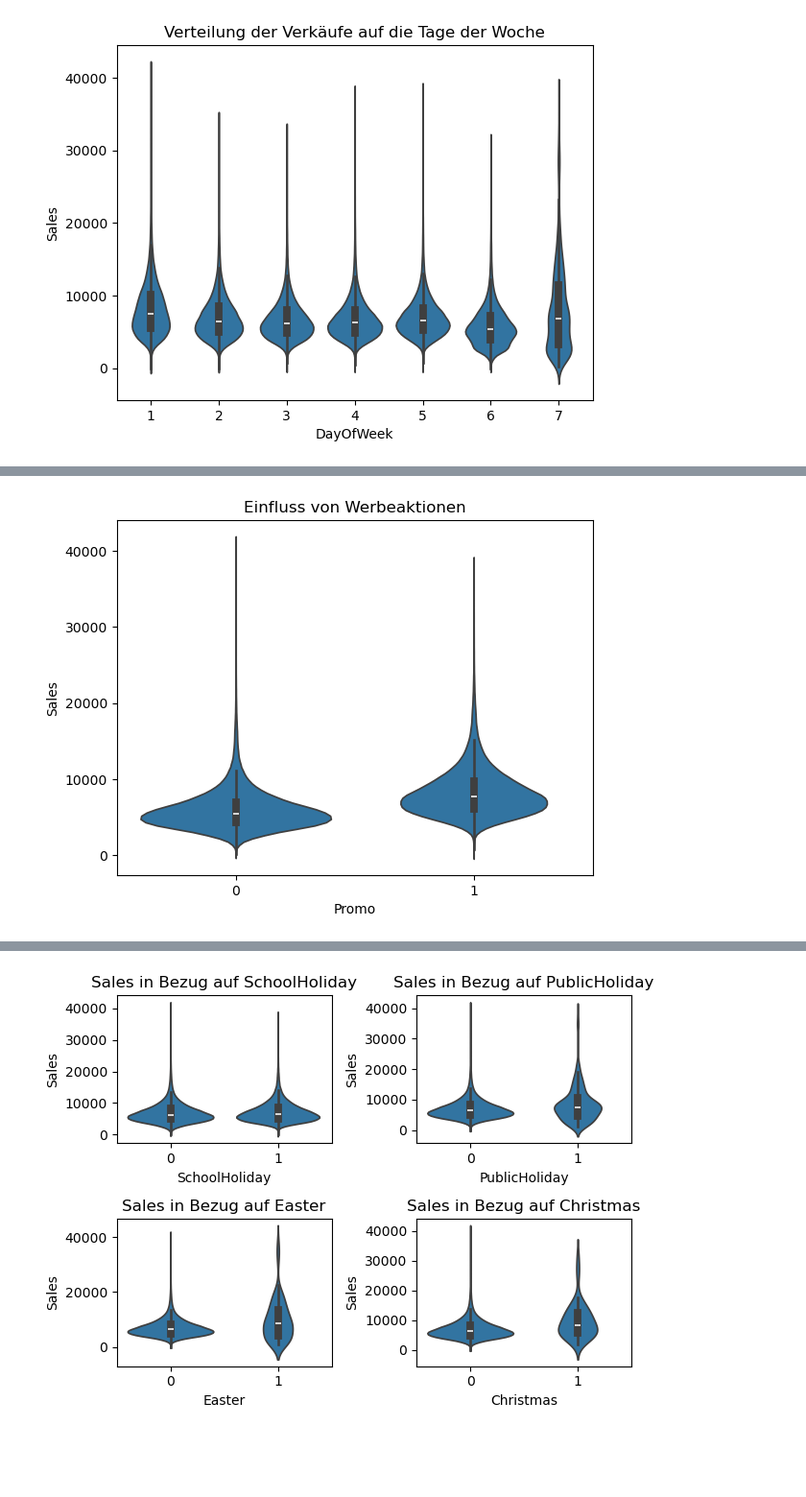
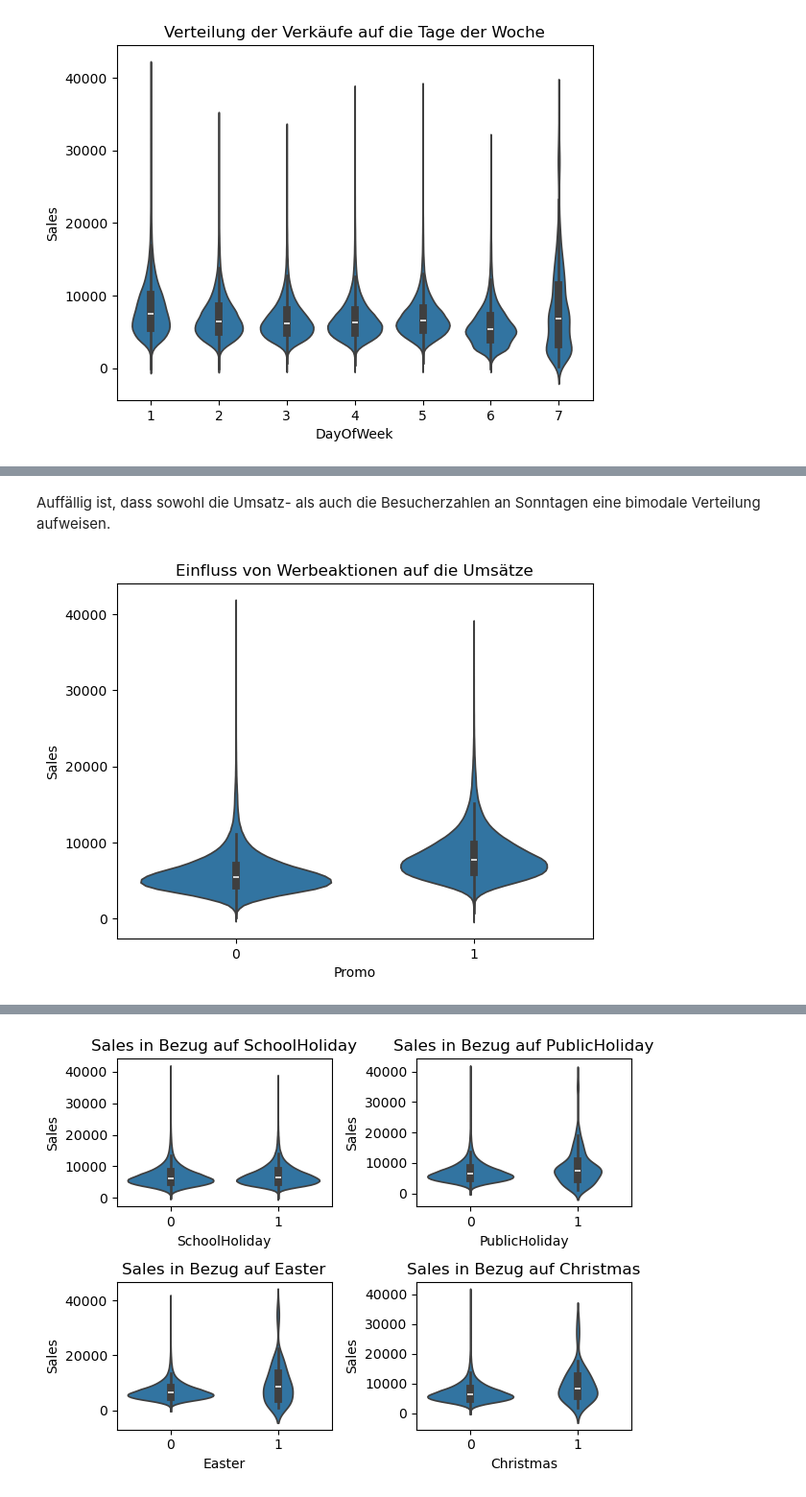
Before and after one commit to xaviermondragon/rossmann, a Jupyter notebook: notebooks/rossmann_1_sales_alone.ipynb, the cells around one changed output, grey strips where cells are left out. Shown: that part at 96% size. Saved outputs shown, nothing was run; the diff lists cells and outputs as text; code cells hidden in the pictures; blank space fills up the shorter version.

```diff
--- a/notebooks/rossmann_1_sales_alone.ipynb
+++ b/notebooks/rossmann_1_sales_alone.ipynb
@@ -179,4 +230,6 @@ sns.violinplot(data=sales_open_df, x='DayOfWeek', y='Sales').set(title="Verteilu
+# %% [markdown]
+Auffällig ist, dass sowohl die Umsatz- als auch die Besucherzahlen an Sonntagen eine bimodale Verteilung aufweisen.
 # %%
-sns.violinplot(data=sales_open_df, x='Promo', y='Sales').set(title="Einfluss von Werbeaktionen");
+sns.violinplot(data=sales_open_df, x='Promo', y='Sales').set(title="Einfluss von Werbeaktionen auf die Umsätze");
 # %% [output]
-[figure, old version]
+[figure, new version]
```
Also changed, not shown: parts of 15 cells of this notebook, 2 other files.
